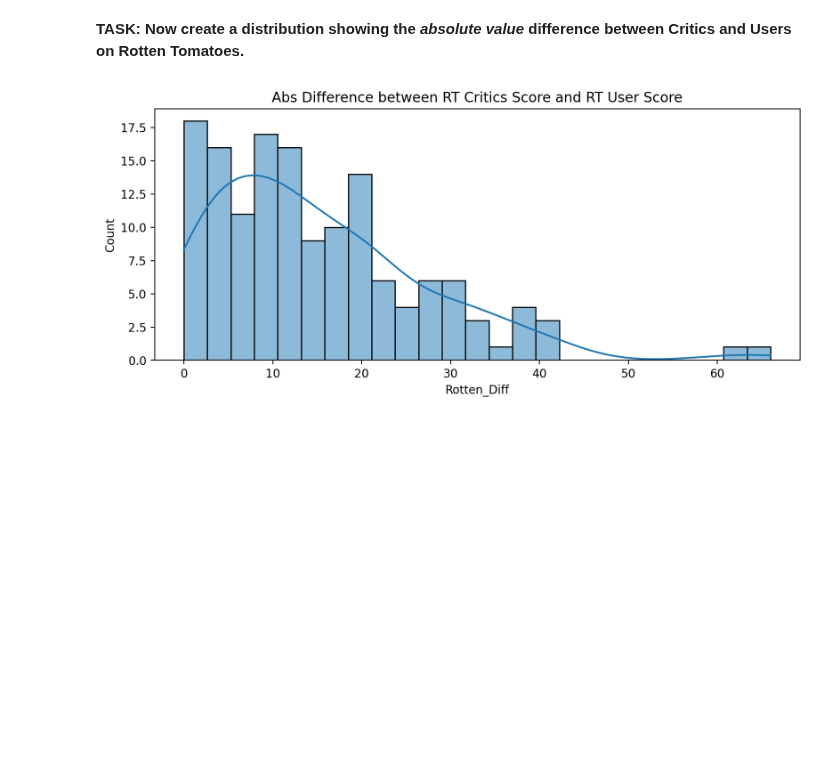
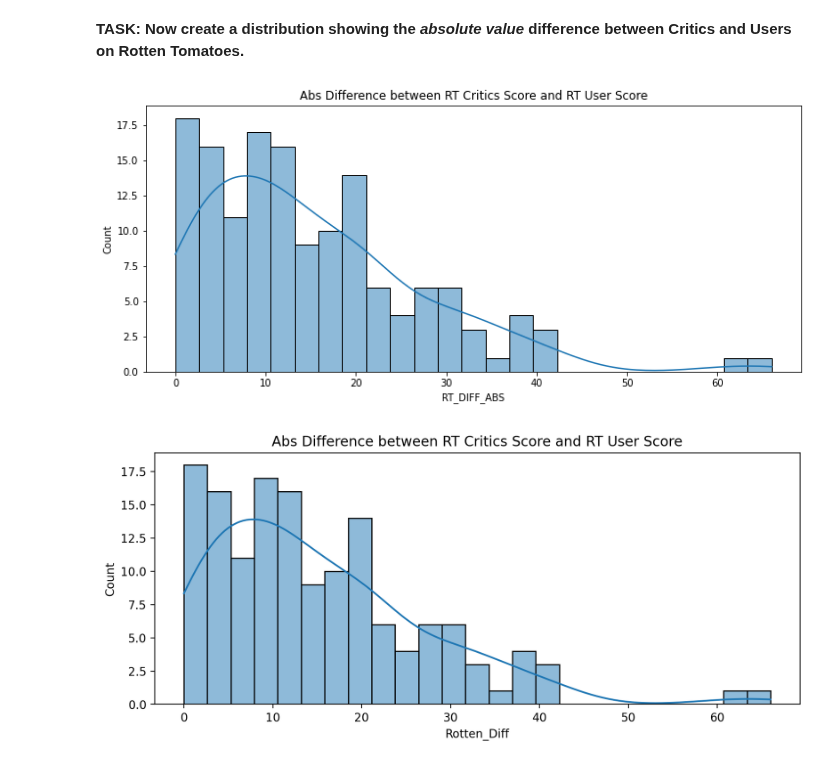
Before and after one commit to Denisse-AB/machine-learning, a Jupyter notebook: Capstone-Project-Numpy-Seaborn.ipynb, the cells around one changed output. Saved outputs shown, nothing was run; the diff lists cells and outputs as text; code cells hidden in the pictures; blank space fills up the shorter version.

```diff
--- a/Capstone-Project-Numpy-Seaborn.ipynb
+++ b/Capstone-Project-Numpy-Seaborn.ipynb
@@ -317,3 +315,11 @@ plt.title('RT Critics Score Minus RT User Scores');
+# %%
+all_sites['RT_DIFF_ABS'] = all_sites['RT_DIFF'].transform(np.absolute)
+# %%
+plt.figure(figsize=(12,5))
+sns.histplot(x='RT_DIFF_ABS', data= all_sites, bins=25, kde=True)
+plt.title('Abs Difference between RT Critics Score and RT User Score');
+# %% [output]
+[figure, added]
 # %%
 # %% [output]
 [figure]
```
Also changed, not shown: parts of 13 cells of this notebook.
